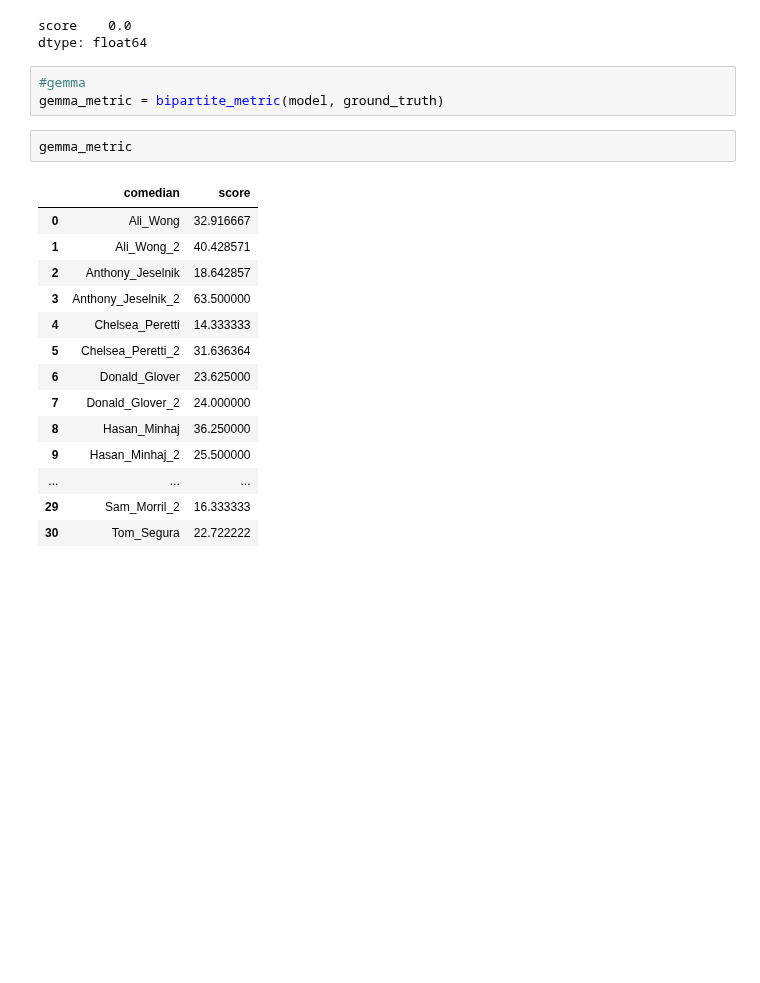
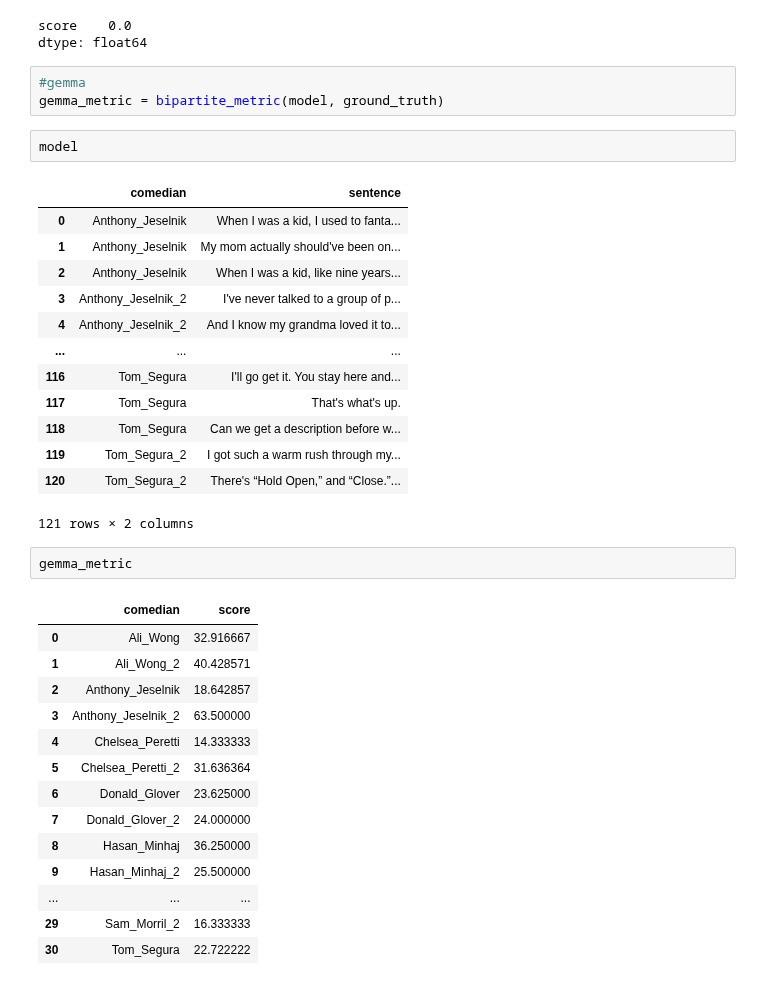
Before and after one commit to swaggirl9000/humor, a Jupyter notebook: notebooks/base_metric_comparison.ipynb, the cells around one changed output. Saved outputs shown, nothing was run; the diff lists cells and outputs as text; blank space fills up the shorter version.

```diff
--- a/notebooks/base_metric_comparison.ipynb
+++ b/notebooks/base_metric_comparison.ipynb
@@ -64,6 +64,22 @@ dtype: float64
 # %%
 #gemma
 gemma_metric = bipartite_metric(model, ground_truth)
+# %%
+model
+# %% [output]
+|  | comedian | sentence |
+| 0 | Anthony_Jeselnik | When I was a kid, I used to fanta... |
+| 1 | Anthony_Jeselnik | My mom actually should've been on... |
+| 2 | Anthony_Jeselnik | When I was a kid, like nine years... |
+| 3 | Anthony_Jeselnik_2 | I've never talked to a group of p... |
+| 4 | Anthony_Jeselnik_2 | And I know my grandma loved it to... |
+| ... | ... | ... |
+| 116 | Tom_Segura | I'll go get it. You stay here and... |
+| 117 | Tom_Segura | That's what's up. |
+| 118 | Tom_Segura | Can we get a description before w... |
+| 119 | Tom_Segura_2 | I got such a warm rush through my... |
+| 120 | Tom_Segura_2 | There's “Hold Open,” and “Close.”... |
+121 rows × 2 columns
 # %%
 gemma_metric
 # %% [output]
```
Also changed, not shown: parts of 2 cells of this notebook, 4 other files.
